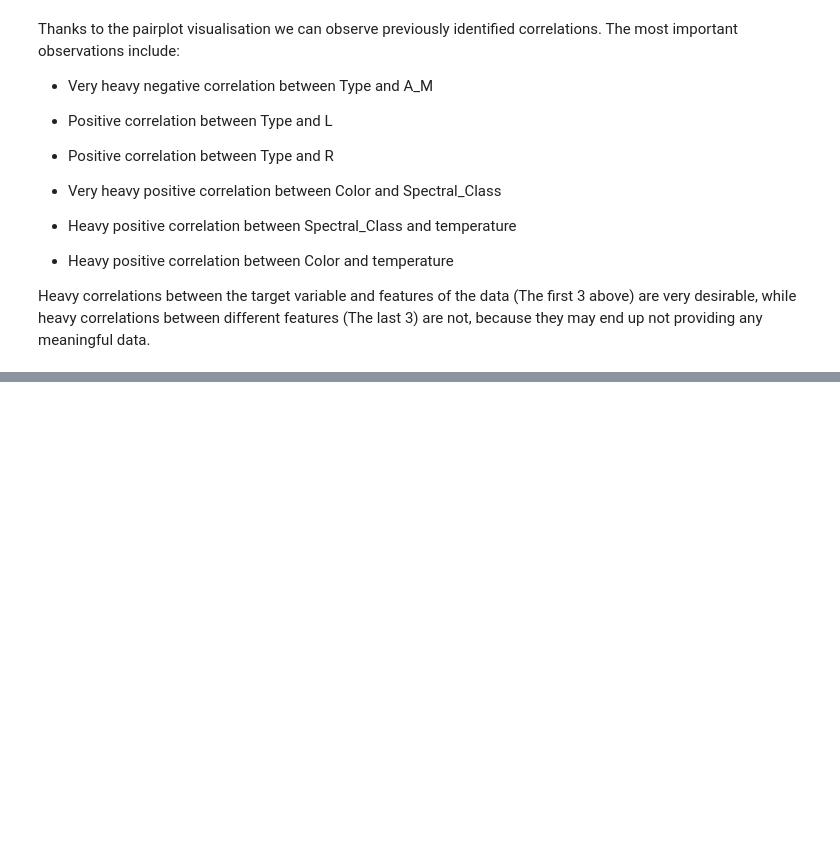
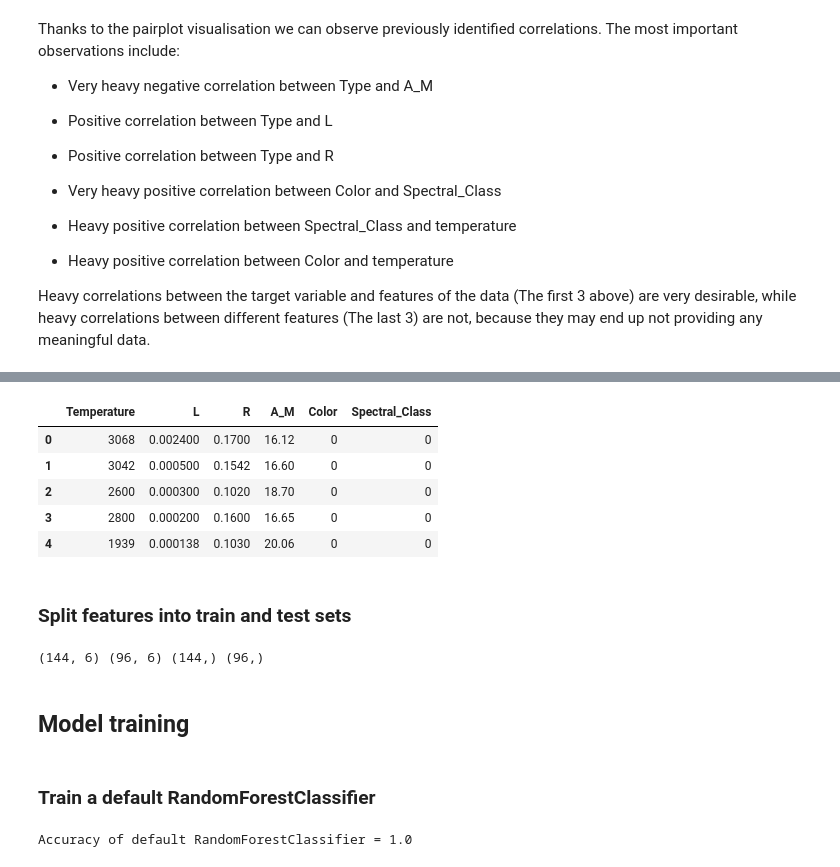
Before and after one commit to ZasadnyJan/Star_type_classification, a Jupyter notebook: Main_notebook.ipynb, the cells around one changed output, grey strips where cells are left out. Drawn from its saved outputs; the diff is of its cells as text; code cells hidden in the pictures; blank space fills up the shorter version.

```diff
--- a/Main_notebook.ipynb
+++ b/Main_notebook.ipynb
@@ -415,0 +450,35 @@ Heavy correlations between the target variable and features of the data (The fir
+# %%
+X = df.drop(["Type"], axis=1)
+X.head()
+# %% [output]
+|  | Temperature | L | R | A_M | Color | Spectral_Class |
+| 0 | 3068 | 0.002400 | 0.1700 | 16.12 | 0 | 0 |
+| 1 | 3042 | 0.000500 | 0.1542 | 16.60 | 0 | 0 |
+| 2 | 2600 | 0.000300 | 0.1020 | 18.70 | 0 | 0 |
+| 3 | 2800 | 0.000200 | 0.1600 | 16.65 | 0 | 0 |
+| 4 | 1939 | 0.000138 | 0.1030 | 20.06 | 0 | 0 |
+# %% [markdown]
+### Split features into train and test sets
+# %%
+X_train, X_test, y_train, y_test = train_test_split(
+    X, y, test_size=0.4, random_state=1)
+
+print(X_train.shape, X_test.shape, y_train.shape, y_test.shape)
+# %% [output]
+(144, 6) (96, 6) (144,) (96,)
+# %% [markdown]
+## Model training
+# %% [markdown]
+### Train a default RandomForestClassifier
+# %%
+rfc_model = RandomForestClassifier(random_state=1)
+
+rfc_model.fit(X_train, y_train)
+
+y_pred_1 = rfc_model.predict(X_test)
+
+score_1 = accuracy_score(y_test, y_pred_1)
+
+print("Accuracy of default RandomForestClassifier = "+str(score_1))
+# %% [output]
+Accuracy of default RandomForestClassifier = 1.0
```
Also changed, not shown: parts of 27 cells of this notebook.
